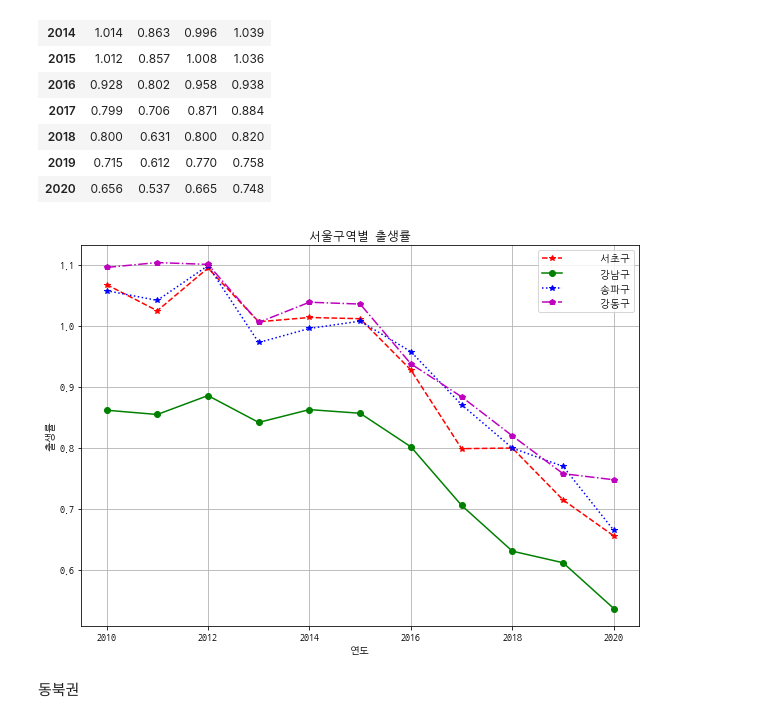
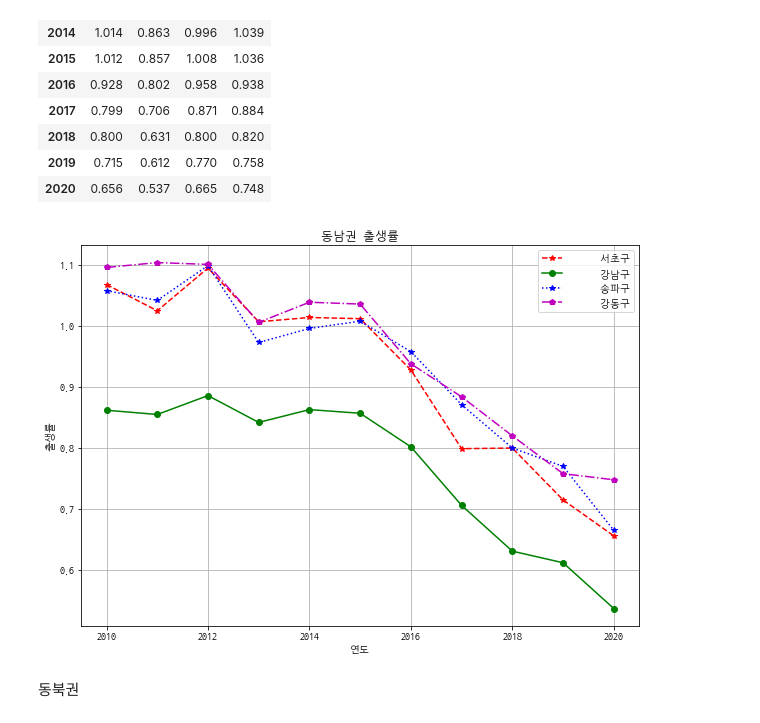
Before and after one commit to jessica8403/TIL, a Jupyter notebook: 시각화정리.ipynb, the cells around one changed output. Saved outputs shown, nothing was run; the diff lists cells and outputs as text; code cells hidden in the pictures.

```diff
--- a/시각화정리.ipynb
+++ b/시각화정리.ipynb
@@ -209,20 +209,20 @@ df5
 # %%
 # matplotlib.rcParams['font.family']='NanumGothicCoding'
 # matplotlib.rcParams['axes.unicode_minus']=False
 # plt.rcParams["figure.figsize"] = (10,7)
 
 # df5.plot()
 # plt.show()
 
 
 df5_1=df5.plot(grid=True,style=['r--*', 'g-o', 'b:*', 'm-.p'])
 df5_1.set_xlabel('연도')
 df5_1.set_ylabel('출생률')
-df5_1.set_title('서울구역별 출생률')
+df5_1.set_title('동남권 출생률')
 df5_1.plot(size=(10,7))
 plt.show()
 # %% [output]
-[figure, old version]
+[figure, new version]
 # %% [markdown]
 동북권
 # %%
```
Also changed, not shown: parts of 4 cells of this notebook.
